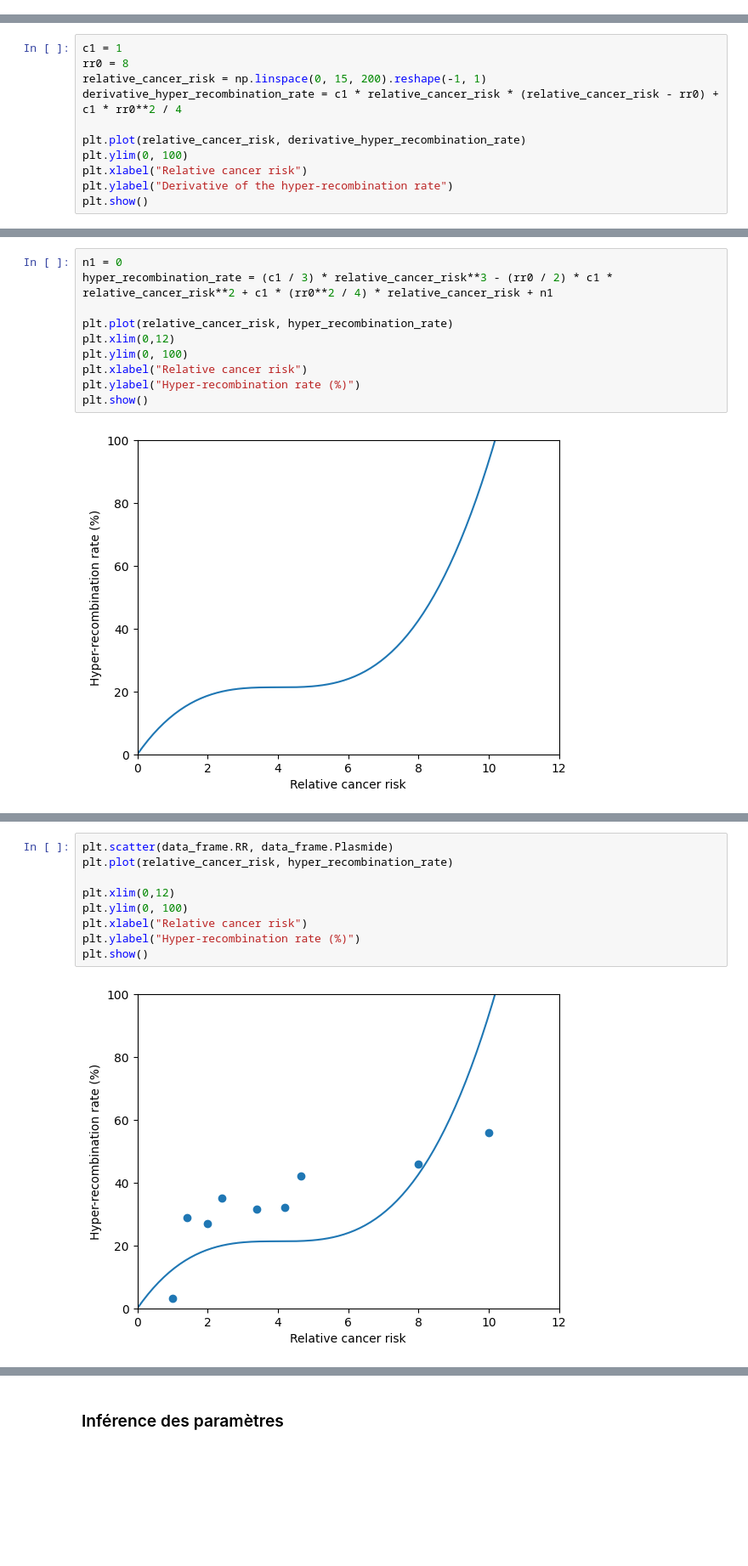
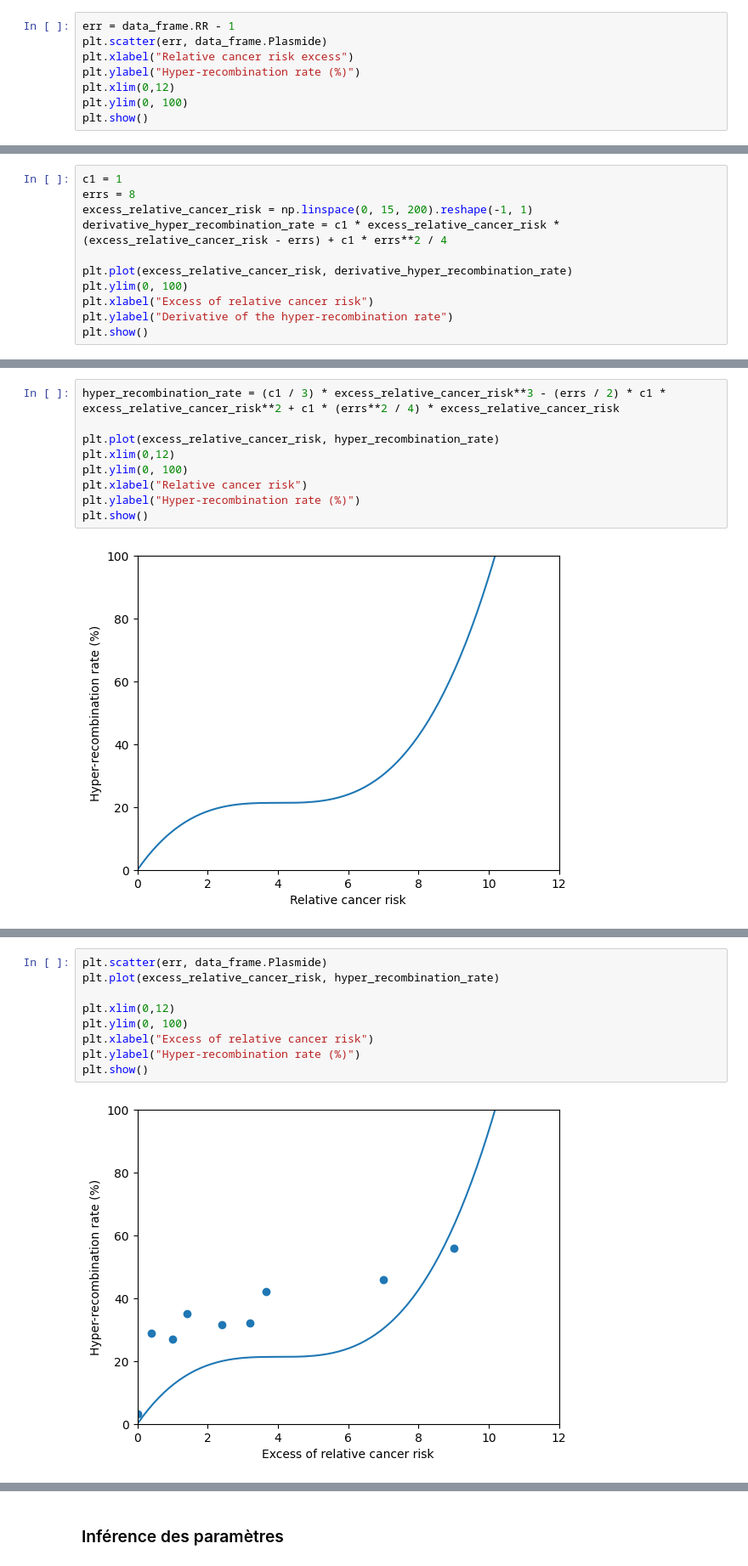
Before and after one commit to SimonBure/simulation-alzheimer, a Jupyter notebook: cancers.ipynb, the cells around one changed output, grey strips where cells are left out. Shown: that part at 85% size. Cells and saved outputs as stored; diff of their text form; blank space fills up the shorter version.

```diff
--- a/cancers.ipynb
+++ b/cancers.ipynb
@@ -33,0 +23,8 @@ $\frac{dN}{dRR} = c_1 \frac{RR_0^2}{4} - c_1 RR (RR_0 - RR)$
+# %%
+err = data_frame.RR - 1
+plt.scatter(err, data_frame.Plasmide)
+plt.xlabel("Relative cancer risk excess")
+plt.ylabel("Hyper-recombination rate (%)")
+plt.xlim(0,12)
+plt.ylim(0, 100)
+plt.show()
@@ -34,12 +35,12 @@ $\frac{dN}{dRR} = c_1 \frac{RR_0^2}{4} - c_1 RR (RR_0 - RR)$
 # %%
 c1 = 1
-rr0 = 8
-relative_cancer_risk = np.linspace(0, 15, 200).reshape(-1, 1)
-derivative_hyper_recombination_rate = c1 * relative_cancer_risk * (relative_cancer_risk - rr0) + c1 * rr0**2 / 4
+errs = 8
+excess_relative_cancer_risk = np.linspace(0, 15, 200).reshape(-1, 1)
+derivative_hyper_recombination_rate = c1 * excess_relative_cancer_risk * (excess_relative_cancer_risk - errs) + c1 * errs**2 / 4
 
-plt.plot(relative_cancer_risk, derivative_hyper_recombination_rate)
+plt.plot(excess_relative_cancer_risk, derivative_hyper_recombination_rate)
 plt.ylim(0, 100)
-plt.xlabel("Relative cancer risk")
+plt.xlabel("Excess of relative cancer risk")
 plt.ylabel("Derivative of the hyper-recombination rate")
 plt.show()
 # %% [output]
@@ -51,8 +52,7 @@ $N(R) = \frac{c_1}{3} RR^3 -  \frac{c_1 RR_0}{2} RR^2 + \frac{c_1 RR_0^2}{4} RR
 # %%
-n1 = 0
-hyper_recombination_rate = (c1 / 3) * relative_cancer_risk**3 - (rr0 / 2) * c1 * relative_cancer_risk**2 + c1 * (rr0**2 / 4) * relative_cancer_risk + n1
+hyper_recombination_rate = (c1 / 3) * excess_relative_cancer_risk**3 - (errs / 2) * c1 * excess_relative_cancer_risk**2 + c1 * (errs**2 / 4) * excess_relative_cancer_risk
 
-plt.plot(relative_cancer_risk, hyper_recombination_rate)
+plt.plot(excess_relative_cancer_risk, hyper_recombination_rate)
 plt.xlim(0,12)
 plt.ylim(0, 100)
 plt.xlabel("Relative cancer risk")
@@ -76,11 +66,11 @@ print(data_frame.head())
 # %%
-plt.scatter(data_frame.RR, data_frame.Plasmide)
-plt.plot(relative_cancer_risk, hyper_recombination_rate)
+plt.scatter(err, data_frame.Plasmide)
+plt.plot(excess_relative_cancer_risk, hyper_recombination_rate)
 
 plt.xlim(0,12)
 plt.ylim(0, 100)
-plt.xlabel("Relative cancer risk")
+plt.xlabel("Excess of relative cancer risk")
 plt.ylabel("Hyper-recombination rate (%)")
 plt.show()
 # %% [output]
-[figure, old version]
+[figure, new version]
```
Also changed, not shown: parts of 24 cells of this notebook.
